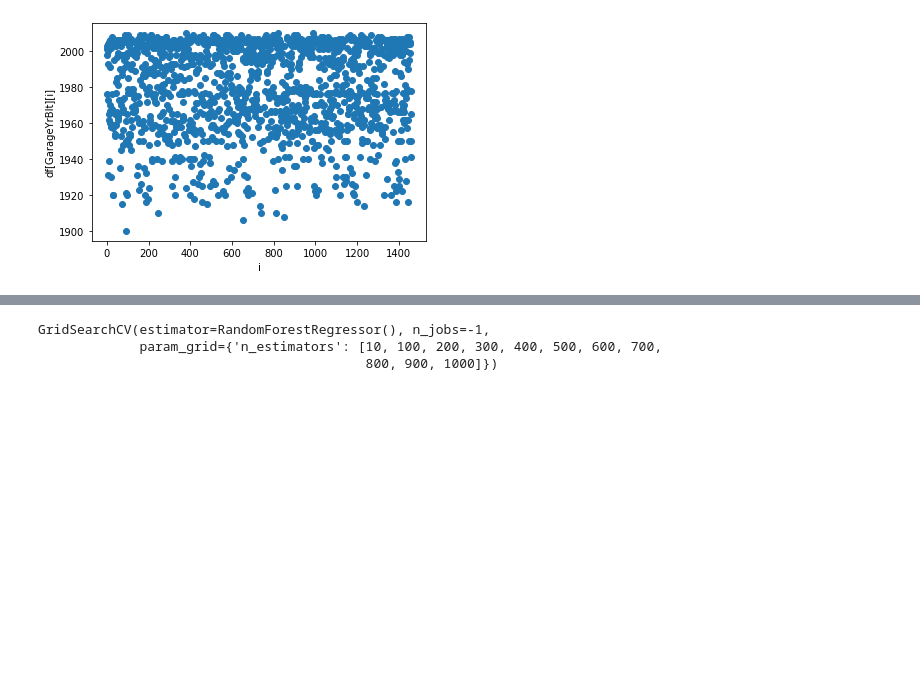
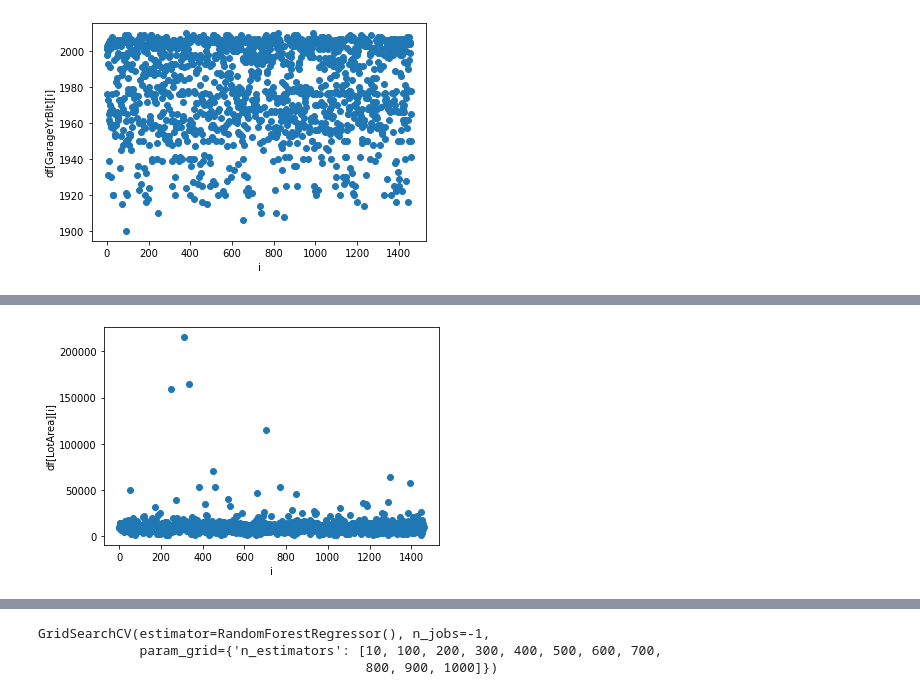
Before and after one commit to jedrexd/WTUM_11_2022, a Jupyter notebook: Projekt.ipynb, the cells around one changed output, grey strips where cells are left out. Saved outputs shown, nothing was run; the diff lists cells and outputs as text; code cells hidden in the pictures; blank space fills up the shorter version.

```diff
--- a/Projekt.ipynb
+++ b/Projekt.ipynb
@@ -143,0 +172,8 @@ Text(0, 0.5, 'df[GarageYrBlt][i]')
+# %%
+plt.scatter(range(0,len(df['LotArea'])), df['LotArea'])
+plt.xlabel('i')
+plt.ylabel('df[LotArea][i]')
+# Outliering
+df = df[((df['LotArea'] - df['LotArea'].mean()) / df['LotArea'].std()).abs() < 5]
+# %% [output]
+[figure, added]
```
Also changed, not shown: parts of 15 cells of this notebook.
